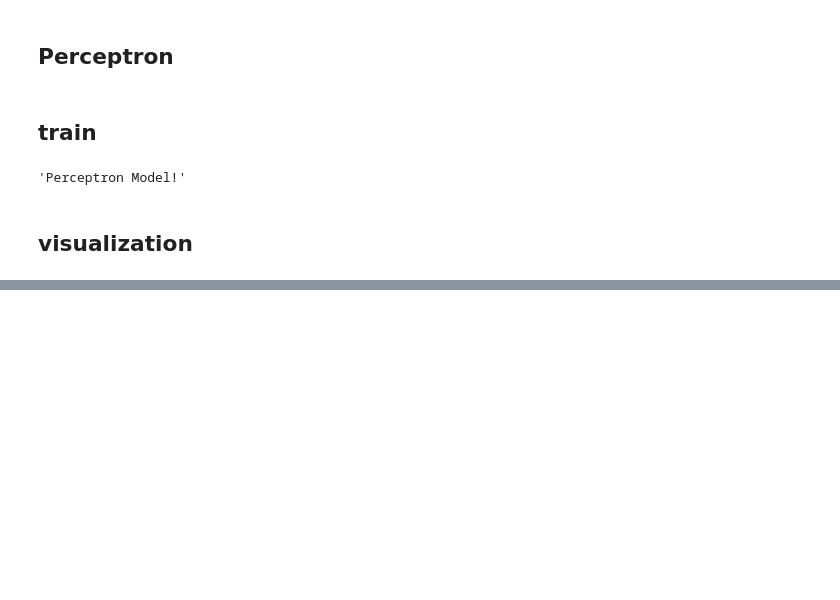
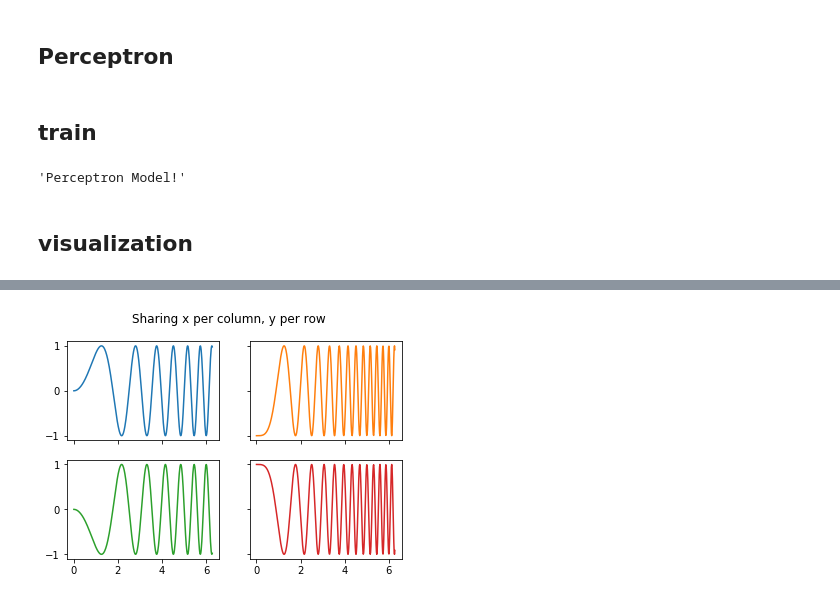
Before and after one commit to TianCai19/DM, a Jupyter notebook: self/perceptron.ipynb, the cells around one changed output, grey strips where cells are left out. Saved outputs shown, nothing was run; the diff lists cells and outputs as text; code cells hidden in the pictures; blank space fills up the shorter version.

```diff
--- a/self/perceptron.ipynb
+++ b/self/perceptron.ipynb
@@ -61,0 +99,19 @@ plt.legend()
+# %%
+import matplotlib.pyplot as plt
+import numpy as np
+
+# Some example data to display
+x = np.linspace(0, 2 * np.pi, 400)
+y = np.sin(x ** 2)
+
+fig, ((ax1, ax2), (ax3, ax4)) = plt.subplots(2, 2)
+fig.suptitle('Sharing x per column, y per row')
+ax1.plot(x, y)
+ax2.plot(x, y**2, 'tab:orange')
+ax3.plot(x, -y, 'tab:green')
+ax4.plot(x, -y**2, 'tab:red')
+
+for ax in fig.get_axes():
+    ax.label_outer()
+# %% [output]
+[figure, added]
```
Also changed, not shown: parts of 3 cells of this notebook.
